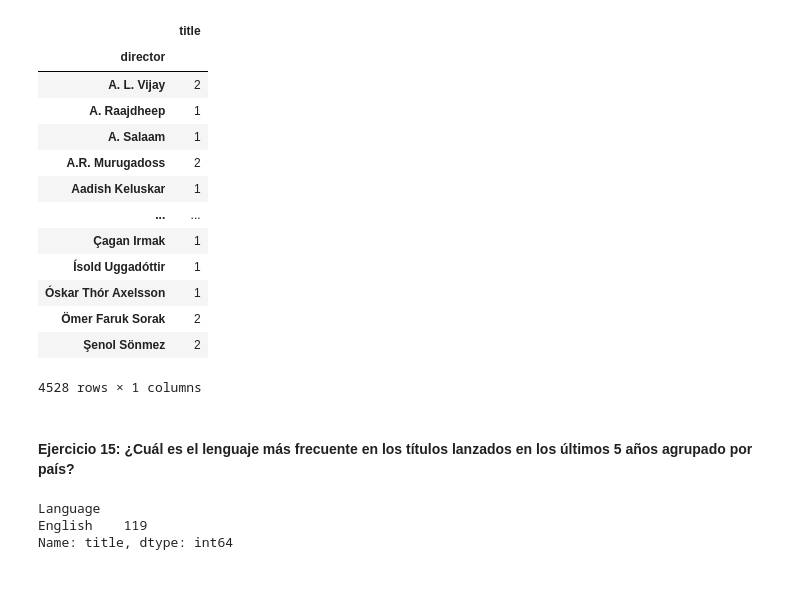
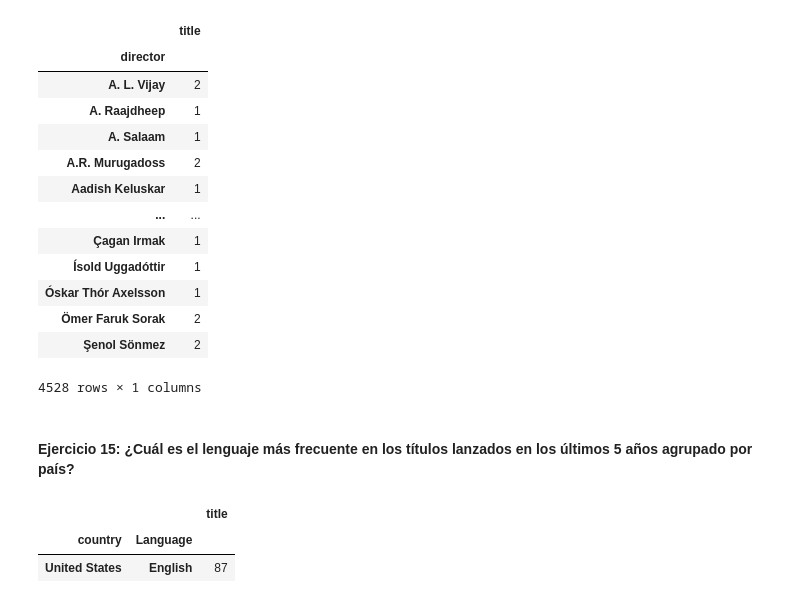
Before and after one commit to elenacano/laboratorio-modulo2-leccion03-filtrado-groupby, a Jupyter notebook: laboratorio-modulo2-leccion03-groupby.ipynb, the cells around one changed output. Cells and saved outputs as stored; diff of their text form; code cells hidden in the pictures.

Commit message:
group by hecho

```diff
--- a/laboratorio-modulo2-leccion03-groupby.ipynb
+++ b/laboratorio-modulo2-leccion03-groupby.ipynb
@@ -329,8 +329,9 @@ pd.DataFrame(df.groupby("director").count()["title"])
 # %%
 filtro = df["release_year"]>2019
 df_ultimos = df[filtro]
-df_ultimos.groupby("Language").count()["title"].nlargest(1)
+df_ej15 = pd.DataFrame(df_ultimos.groupby(["country", "Language"]).count()["title"])
+df_ej15.nlargest(1, "title")
 # %% [output]
-Language
-English    119
-Name: title, dtype: int64
+|  |  | title |
+| country | Language |  |
+| United States | English | 87 |
```
Also changed, not shown: 3 other files.
